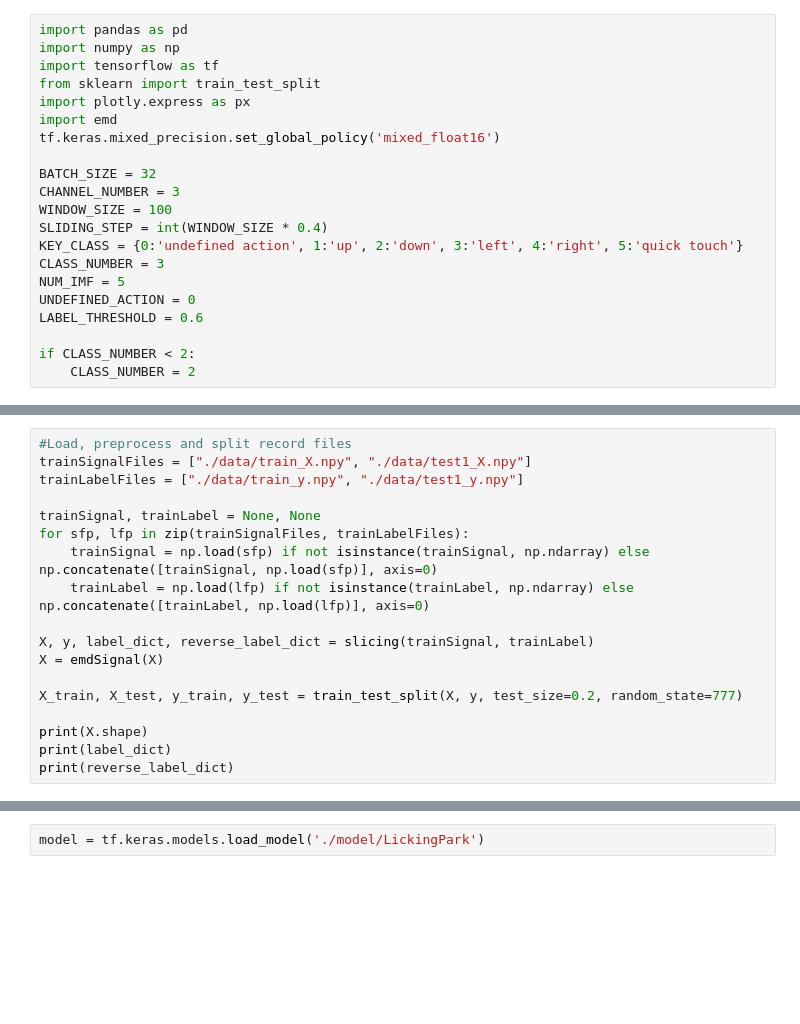
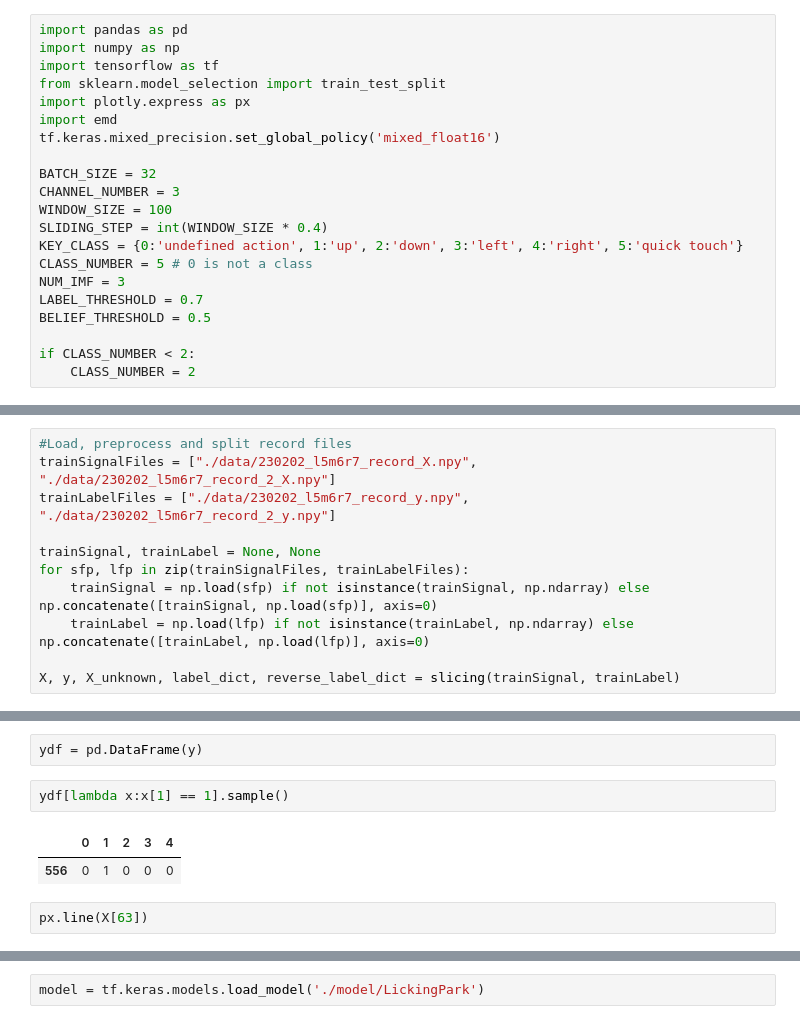
Before and after one commit to tomqwrtyu/MAX_Tongue_Signal_Processing, a Jupyter notebook: trainnb.ipynb, the cells around one changed output, grey strips where cells are left out. Drawn from its saved outputs; the diff is of its cells as text; blank space fills up the shorter version.

```diff
--- a/trainnb.ipynb
+++ b/trainnb.ipynb
@@ -2,7 +2,7 @@
 import pandas as pd
 import numpy as np
 import tensorflow as tf
-from sklearn import train_test_split
+from sklearn.model_selection import train_test_split
 import plotly.express as px
 import emd
 tf.keras.mixed_precision.set_global_policy('mixed_float16')
@@ -12,10 +12,10 @@ CHANNEL_NUMBER = 3
 WINDOW_SIZE = 100
 SLIDING_STEP = int(WINDOW_SIZE * 0.4)
 KEY_CLASS = {0:'undefined action', 1:'up', 2:'down', 3:'left', 4:'right', 5:'quick touch'}
-CLASS_NUMBER = 3
-NUM_IMF = 5
-UNDEFINED_ACTION = 0
-LABEL_THRESHOLD = 0.6
+CLASS_NUMBER = 5 # 0 is not a class
+NUM_IMF = 3
+LABEL_THRESHOLD = 0.7
+BELIEF_THRESHOLD = 0.5
 
 if CLASS_NUMBER < 2:
     CLASS_NUMBER = 2
@@ -133,19 +145,12 @@ def buildModel(shape):
     return model
 # %%
 #Load, preprocess and split record files
-trainSignalFiles = ["./data/train_X.npy", "./data/test1_X.npy"]
-trainLabelFiles = ["./data/train_y.npy", "./data/test1_y.npy"]
+trainSignalFiles = ["./data/230202_l5m6r7_record_X.npy", "./data/230202_l5m6r7_record_2_X.npy"]
+trainLabelFiles = ["./data/230202_l5m6r7_record_y.npy", "./data/230202_l5m6r7_record_2_y.npy"]
 
 trainSignal, trainLabel = None, None
 for sfp, lfp in zip(trainSignalFiles, trainLabelFiles):
     trainSignal = np.load(sfp) if not isinstance(trainSignal, np.ndarray) else np.concatenate([trainSignal, np.load(sfp)], axis=0)
     trainLabel = np.load(lfp) if not isinstance(trainLabel, np.ndarray) else np.concatenate([trainLabel, np.load(lfp)], axis=0)
 
-X, y, label_dict, reverse_label_dict = slicing(trainSignal, trainLabel)
-X = emdSignal(X)
-
-X_train, X_test, y_train, y_test = train_test_split(X, y, test_size=0.2, random_state=777)
-
-print(X.shape)
-print(label_dict)
-print(reverse_label_dict)
+X, y, X_unknown, label_dict, reverse_label_dict = slicing(trainSignal, trainLabel)
@@ -163,3 +184,12 @@ reverse_label_dict
+# %%
+ydf = pd.DataFrame(y)
+# %%
+ydf[lambda x:x[1] == 1].sample()
+# %% [output]
+|  | 0 | 1 | 2 | 3 | 4 |
+| 556 | 0 | 1 | 0 | 0 | 0 |
+# %%
+px.line(X[63])
 # %%
 #Training
 model = buildModel(X_train.shape[1:])
```
Also changed, not shown: parts of 12 cells of this notebook, 1 other file.
